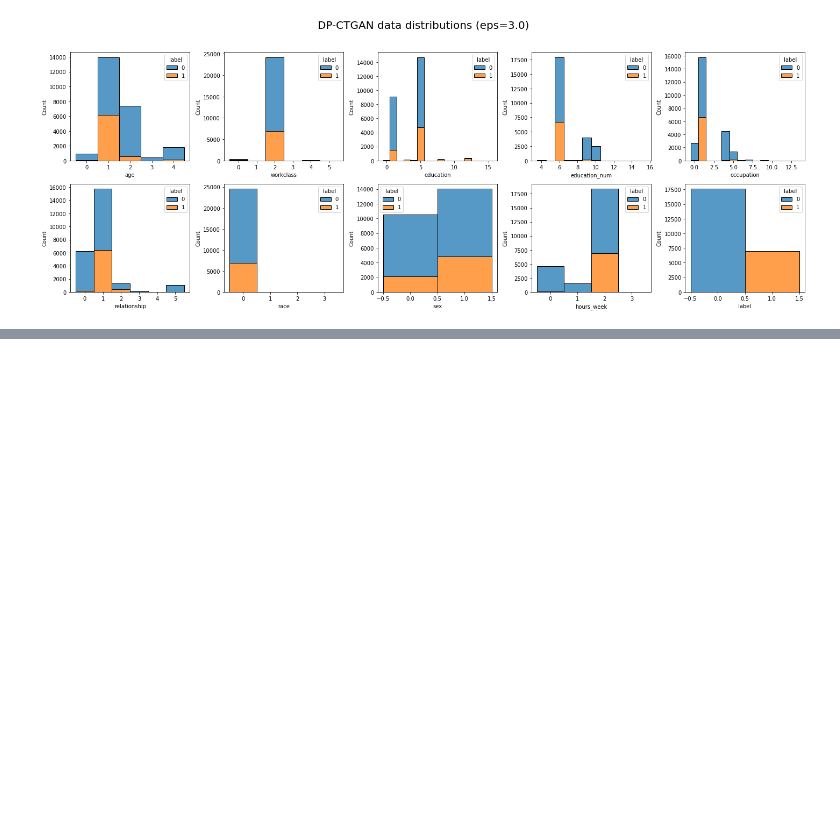
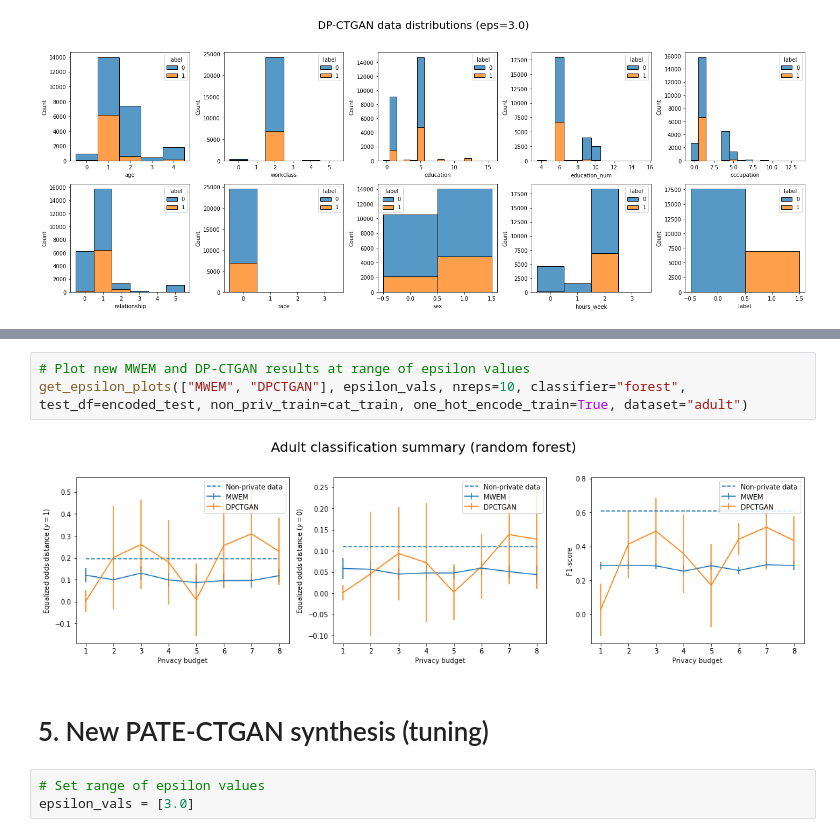
Before and after one commit to kgrabarz/microsoft_capstone_fall_2021, a Jupyter notebook: Code/Pipelines_and_EDA/14-Adult-New-Results.ipynb, the cells around one changed output, grey strips where cells are left out. Cells and saved outputs as stored; diff of their text form; blank space fills up the shorter version.

```diff
--- a/Code/Pipelines_and_EDA/14-Adult-New-Results.ipynb
+++ b/Code/Pipelines_and_EDA/14-Adult-New-Results.ipynb
@@ -195,0 +190,10 @@ F1-score median: 0.492
+# %%
+# Plot new MWEM and DP-CTGAN results at range of epsilon values
+get_epsilon_plots(["MWEM", "DPCTGAN"], epsilon_vals, nreps=10, classifier="forest", test_df=encoded_test, non_priv_train=cat_train, one_hot_encode_train=True, dataset="adult")
+# %% [output]
+[figure, added]
+# %% [markdown]
+# 5. New PATE-CTGAN synthesis (tuning)
+# %%
+# Set range of epsilon values
+epsilon_vals = [3.0]
```
Also changed, not shown: parts of 75 cells of this notebook.
